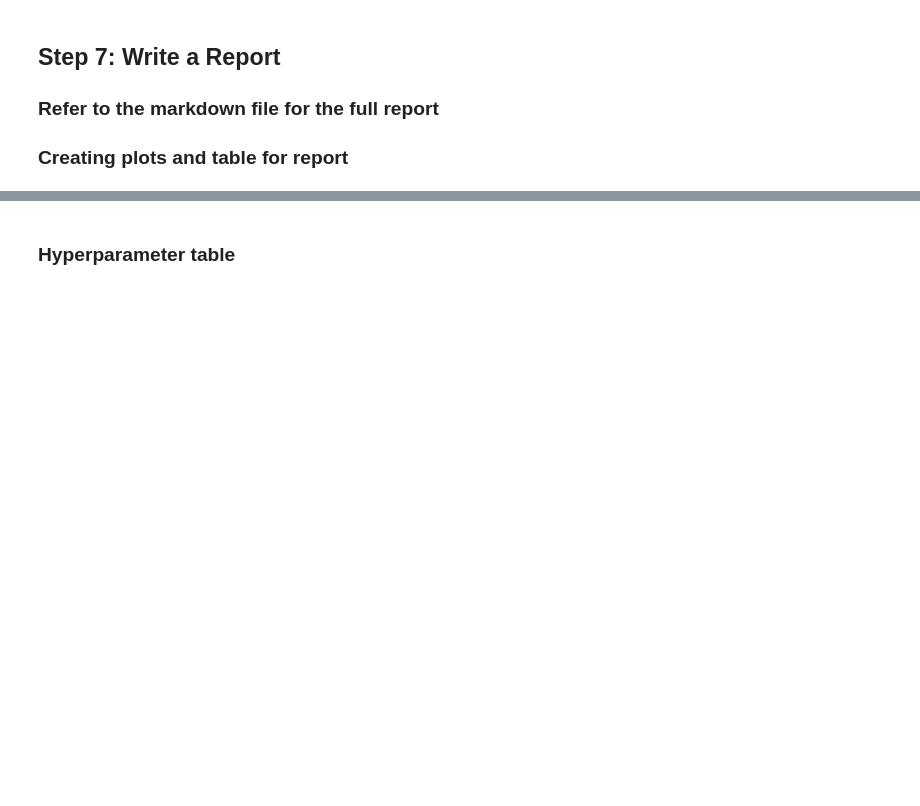
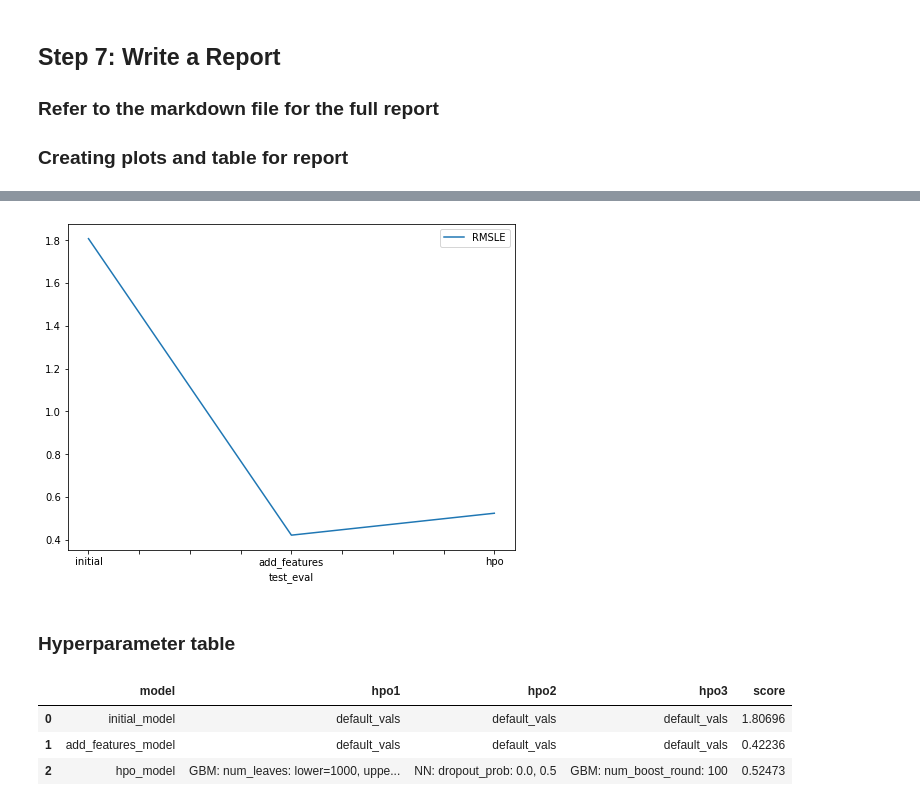
Before and after one commit to SueGK/Bike-Sharing-Demand, a Jupyter notebook: project-template.ipynb, the cells around one changed output, grey strips where cells are left out. Cells and saved outputs as stored; diff of their text form; code cells hidden in the pictures; blank space fills up the shorter version.

Commit message:
third submission hyperparameter tuning in autogluon

```diff
--- a/project-template.ipynb
+++ b/project-template.ipynb
@@ -537,20 +483,30 @@ fig.savefig('model_train_score.png')
 # %%
 # Take the 3 kaggle scores and creating a line plot to show improvement
 fig = pd.DataFrame(
     {
         "test_eval": ["initial", "add_features", "hpo"],
-        "score": [, 0.46023, ?]
+        "RMSLE": [1.80696, 0.42236, 0.52473]
     }
-).plot(x="test_eval", y="score", figsize=(8, 6)).get_figure()
+).plot(x="test_eval", y="RMSLE", figsize=(8, 6)).get_figure()
 fig.savefig('model_test_score.png')
+# %% [output]
+[figure, added]
 # %% [markdown]
 ### Hyperparameter table
 # %%
 # The 3 hyperparameters we tuned with the kaggle score as the result
-pd.DataFrame({
-    "model": ["initial", "add_features", "hpo"],
-    "hpo1": [?, ?, ?],
-    "hpo2": [?, ?, ?],
-    "hpo3": [?, ?, ?],
-    "score": [?, ?, ?]
+
+hyperparams_df = pd.DataFrame({
+    "model": ["initial_model", "add_features_model", "hpo_model"],
+    "hpo1": ['default_vals', 'default_vals', 'GBM: num_leaves: lower=1000, upper=1500, default=1200'],
+    "hpo2": ['default_vals', 'default_vals', 'NN: dropout_prob: 0.0, 0.5'],
+    "hpo3": ['default_vals', 'default_vals', 'GBM: num_boost_round: 100'],
+    "score": [1.80696, 0.42236, 0.52473]
 })
+
+hyperparams_df
+# %% [output]
+|  | model | hpo1 | hpo2 | hpo3 | score |
+| 0 | initial_model | default_vals | default_vals | default_vals | 1.80696 |
+| 1 | add_features_model | default_vals | default_vals | default_vals | 0.42236 |
+| 2 | hpo_model | GBM: num_leaves: lower=1000, uppe... | NN: dropout_prob: 0.0, 0.5 | GBM: num_boost_round: 100 | 0.52473 |
```
Also changed, not shown: parts of 17 cells of this notebook, 3 other files.
